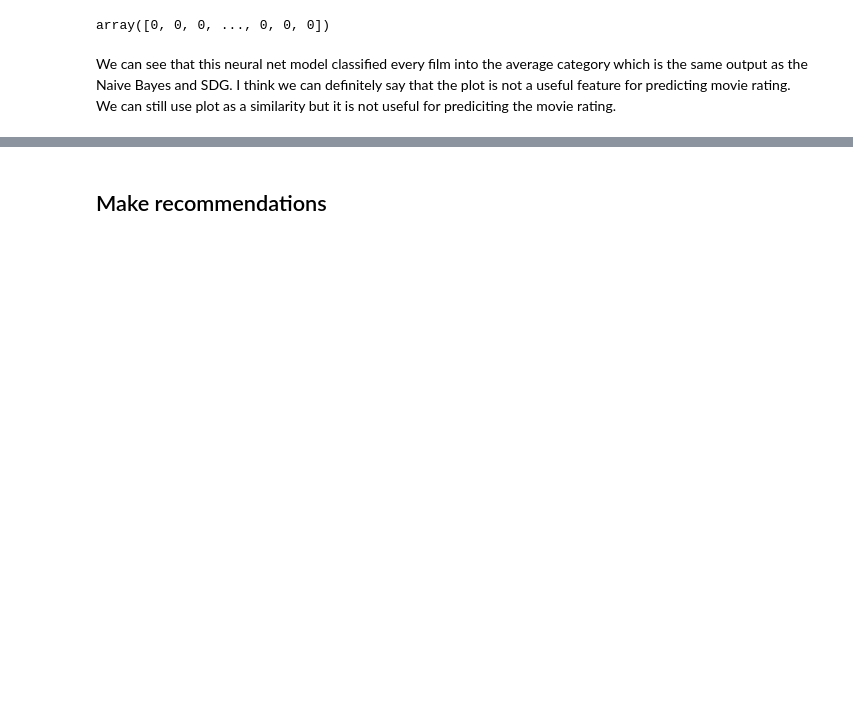
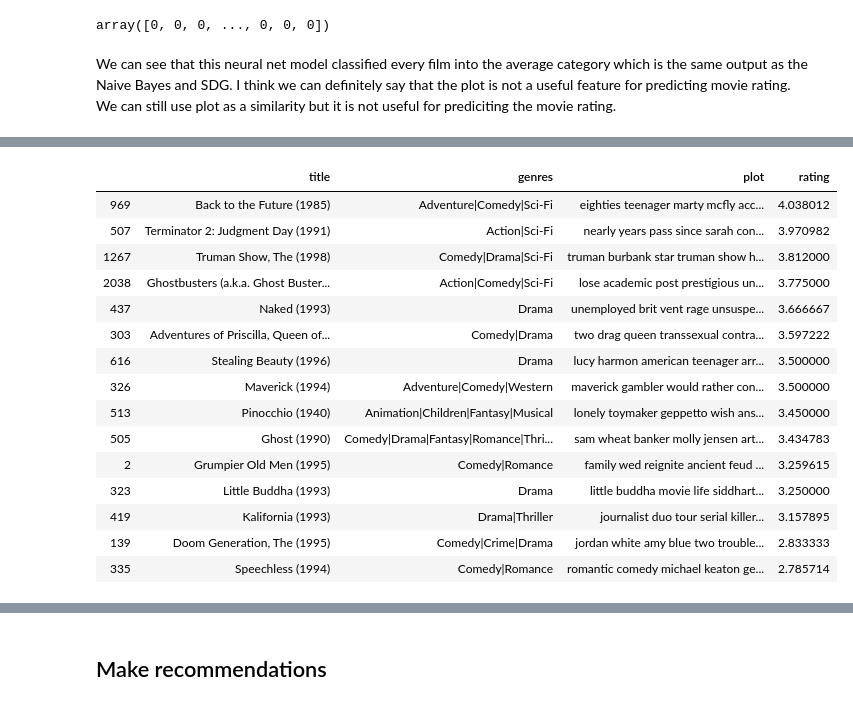
Before and after one commit to CaryMosley/Mod4ProjectRecommendation, a Jupyter notebook: RecSystem.ipynb, the cells around one changed output, grey strips where cells are left out. Cells and saved outputs as stored; diff of their text form; code cells hidden in the pictures; blank space fills up the shorter version.

```diff
--- a/RecSystem.ipynb
+++ b/RecSystem.ipynb
@@ -1481,0 +1654,4 @@ content_recommendations('Jumanji (1995)',15)
+# %%
+raw_matrix = pd.read_csv("raw_matrix.csv")
+raw_matrix = raw_matrix.to_numpy()
+raw_matrix
@@ -1481,0 +1676,29 @@ content_recommendations('Jumanji (1995)',15)
+# %%
+def content_rec_hybrid_2(title,n):
+    '''This function takes in a title and a number of recs and outputs
+    the number of closests films based on plot similarity'''
+    idx = indices[title]
+    sim_scores = list(enumerate(raw_matrix[idx]))
+    sim_scores = sorted(sim_scores, key=lambda x: x[1], reverse=True)
+    sim_scores = sim_scores[1:n+1]
+    movies = [i[0] for i in sim_scores]
+    return titles.iloc[movies].sort_values('rating', ascending=False)
+# %%
+content_rec_hybrid_2('Jumanji (1995)',15)
+# %% [output]
+|  | title | genres | plot | rating |
+| 969 | Back to the Future (1985) | Adventure|Comedy|Sci-Fi | eighties teenager marty mcfly acc... | 4.038012 |
+| 507 | Terminator 2: Judgment Day (1991) | Action|Sci-Fi | nearly years pass since sarah con... | 3.970982 |
+| 1267 | Truman Show, The (1998) | Comedy|Drama|Sci-Fi | truman burbank star truman show h... | 3.812000 |
+| 2038 | Ghostbusters (a.k.a. Ghost Buster... | Action|Comedy|Sci-Fi | lose academic post prestigious un... | 3.775000 |
+| 437 | Naked (1993) | Drama | unemployed brit vent rage unsuspe... | 3.666667 |
+| 303 | Adventures of Priscilla, Queen of... | Comedy|Drama | two drag queen transsexual contra... | 3.597222 |
+| 616 | Stealing Beauty (1996) | Drama | lucy harmon american teenager arr... | 3.500000 |
+| 326 | Maverick (1994) | Adventure|Comedy|Western | maverick gambler would rather con... | 3.500000 |
+| 513 | Pinocchio (1940) | Animation|Children|Fantasy|Musical | lonely toymaker geppetto wish ans... | 3.450000 |
+| 505 | Ghost (1990) | Comedy|Drama|Fantasy|Romance|Thri... | sam wheat banker molly jensen art... | 3.434783 |
+| 2 | Grumpier Old Men (1995) | Comedy|Romance | family wed reignite ancient feud ... | 3.259615 |
+| 323 | Little Buddha (1993) | Drama | little buddha movie life siddhart... | 3.250000 |
+| 419 | Kalifornia (1993) | Drama|Thriller | journalist duo tour serial killer... | 3.157895 |
+| 139 | Doom Generation, The (1995) | Comedy|Crime|Drama | jordan white amy blue two trouble... | 2.833333 |
+| 335 | Speechless (1994) | Comedy|Romance | romantic comedy michael keaton ge... | 2.785714 |
```
Also changed, not shown: parts of 139 cells of this notebook.
